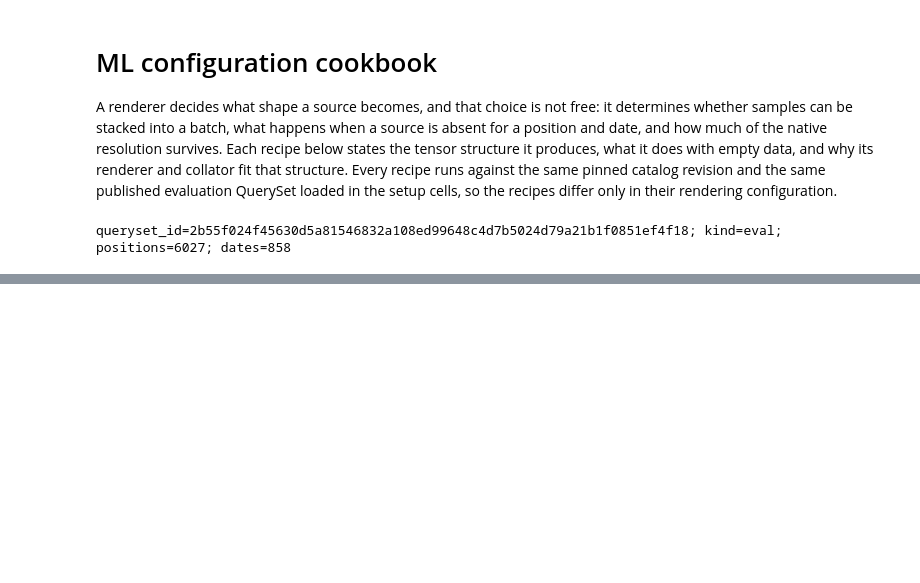
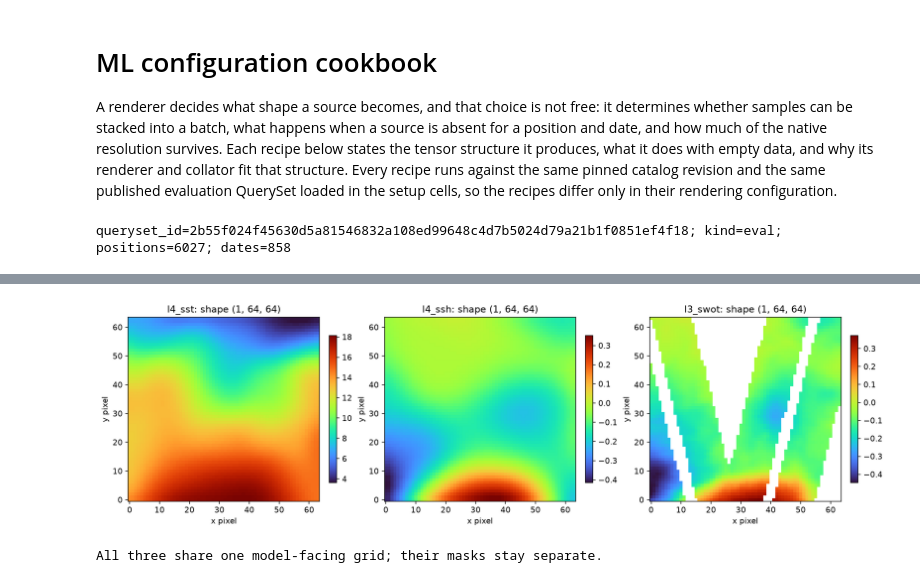
Before and after one commit to nilsleh/oceanTACO, a Jupyter notebook: docs/tutorials/ml_configuration_cookbook.ipynb, the cells around one changed output, grey strips where cells are left out. Drawn from its saved outputs; the diff is of its cells as text; code cells hidden in the pictures; blank space fills up the shorter version.

```diff
--- a/docs/tutorials/ml_configuration_cookbook.ipynb
+++ b/docs/tutorials/ml_configuration_cookbook.ipynb
@@ -240,0 +61,34 @@ Regional bounds, wrapped bounds, and validity-aware normalisation are all explic
+# %%
+import matplotlib.pyplot as plt
+import numpy as np
+from ocean_taco import GeoBox, QueryFilter, draw_queryset, select_queryset
+from ocean_taco.render import Native, Points, Resample, VectorPair
+from ocean_taco.torch import OceanTACODataset
+
+recipe_draw = draw_queryset(queryset, requested_row_count=1, seed=29,
+                            record_path=DRAW_DIR / "cookbook-draw.json",
+                            query_filter=QueryFilter(box=GeoBox(-80, -30, 10, 45)))
+row = recipe_draw.rows[0]
+print(f"row: ({row['centre_lon']:.2f}, {row['centre_lat']:.2f}) on {row['anchor_time'][:10]}")
+
+def render(sources):
+    # Render the shared row under one configuration and report what came back.
+    sample = OceanTACODataset(queries=recipe_draw, sources=sources, catalog_config=config)[0]
+    for token in sources:
+        record, available = sample[token], sample["availability"][token]
+        shape = tuple(np.asarray(record["data"]).shape)
+        valid = int(np.asarray(record["valid_mask"]).sum())
+        print(f"  {token:10s} data={str(shape):18s} available={str(available):5s} valid_cells={valid}")
+    return sample
+
+def show_grid(axis, record, title, component=None):
+    # Draw a rendered source, or state its absence rather than inventing pixels.
+    data = np.asarray(record["data"])
+    if data.shape[0] == 0:
+        axis.text(.5, .5, "structurally absent for\nthis position and date", ha="center", va="center", transform=axis.transAxes)
+        axis.set(title=f"{title}: shape {data.shape}", xticks=[], yticks=[])
+        return
+    image = data[0] if component is None else data[0][component]
+    drawn = axis.imshow(image, origin="lower", cmap="turbo", aspect="auto")
+    axis.set(title=f"{title}: shape {data.shape}", xlabel="x pixel", ylabel="y pixel")
+    axis.figure.colorbar(drawn, ax=axis, shrink=.8)
@@ -240,0 +124,9 @@ Regional bounds, wrapped bounds, and validity-aware normalisation are all explic
+# %%
+fig, axes = plt.subplots(1, 3, figsize=(14, 4), constrained_layout=True)
+for axis, token in zip(axes, ("l4_sst", "l4_ssh", "l3_swot")):
+    show_grid(axis, fusion_sample[token], token)
+display_figure(fig)
+print("All three share one model-facing grid; their masks stay separate.")
+# %% [output]
+[figure, added]
+All three share one model-facing grid; their masks stay separate.
```
Also changed, not shown: parts of 44 cells of this notebook, 6 other files.
